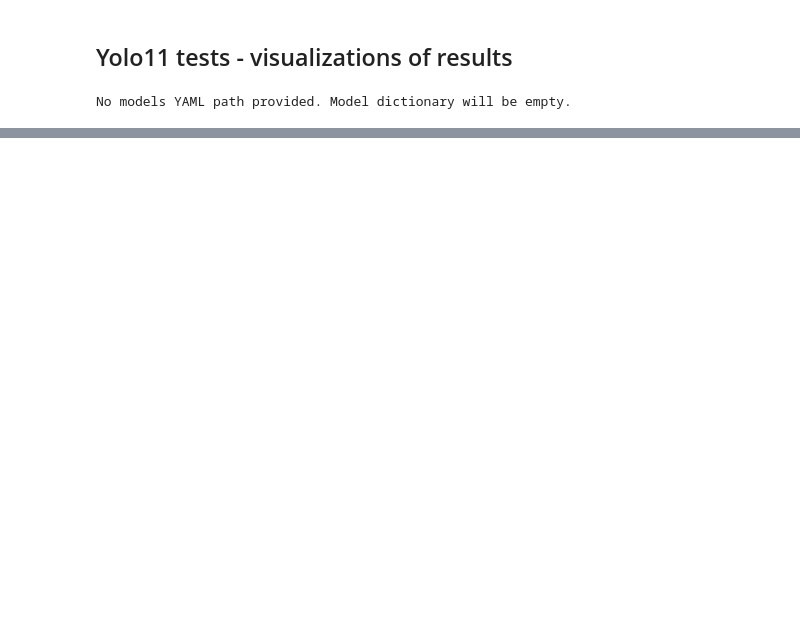
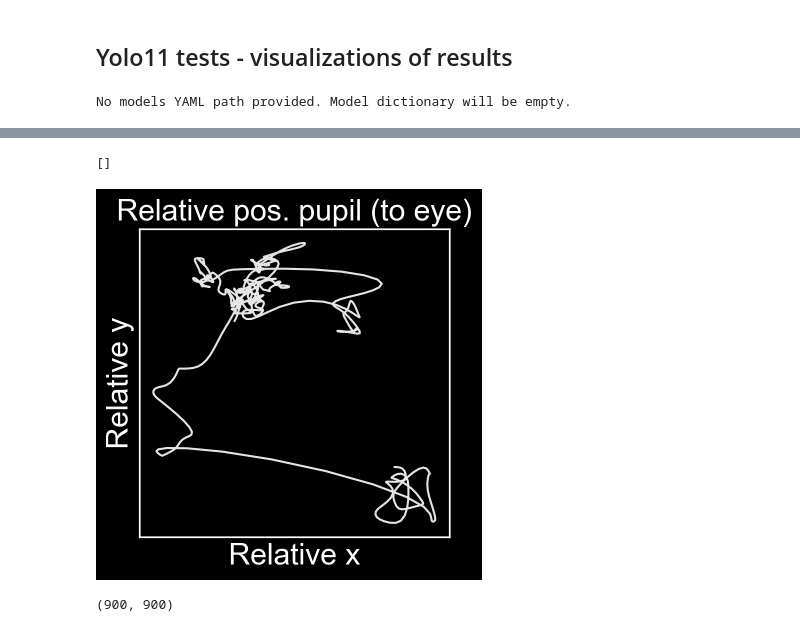
Before and after one commit to horsto/OCTRON-GUI, a Jupyter notebook: octron/notebooks/napari_yolo_visualize.ipynb, the cells around one changed output, grey strips where cells are left out. Saved outputs shown, nothing was run; the diff lists cells and outputs as text; code cells hidden in the pictures; blank space fills up the shorter version.

```diff
--- a/octron/notebooks/napari_yolo_visualize.ipynb
+++ b/octron/notebooks/napari_yolo_visualize.ipynb
@@ -30,0 +81,29 @@ Frames are not continuous ... interpolating
+# %%
+# relative movment eye vs. pupil
+figure = plt.figure(figsize=(4,4))
+ax = figure.add_subplot(1, 1, 1)
+sns.set_theme(font_scale=1.8)
+plt.style.use('dark_background')
+frames = results_dict['eye']['track_df_napari']['frame']
+eye_x = results_dict['eye']['track_df_napari']['pos_x']
+eye_y = results_dict['eye']['track_df_napari']['pos_y']
+pupil_x = results_dict['pupil']['track_df_napari']['pos_x']
+pupil_y = results_dict['pupil']['track_df_napari']['pos_y']
+
+# Relative movement
+relative_x = pupil_x - eye_x
+relative_y = pupil_y - eye_y
+# Plotting
+ax.plot(relative_x, relative_y, label = 'movement xy', color = 'w', alpha = 0.9)
+ax.set_title('Relative pos. pupil (to eye)')
+ax.set_xlabel('Relative x')
+ax.set_ylabel('Relative y')
+ax.set_xticks([])
+ax.set_yticks([])
+# %% [output]
+[]
+[figure, added]
+# %%
+len(results_dict['pupil']['track_df_napari']), len(results_dict['pupil']['features_df_napari'])
+# %% [output]
+(900, 900)
```
Also changed, not shown: parts of 9 cells of this notebook.
